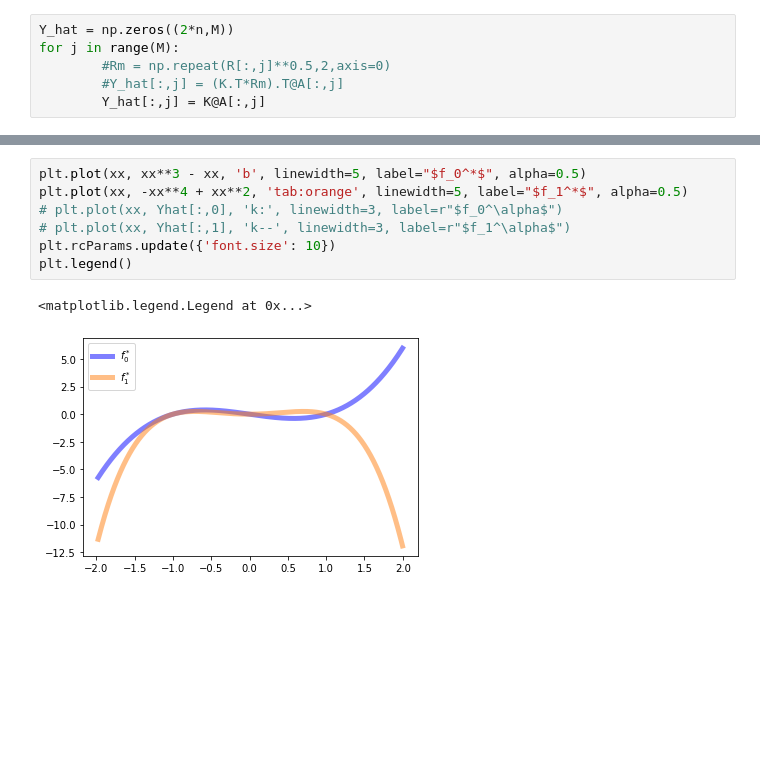
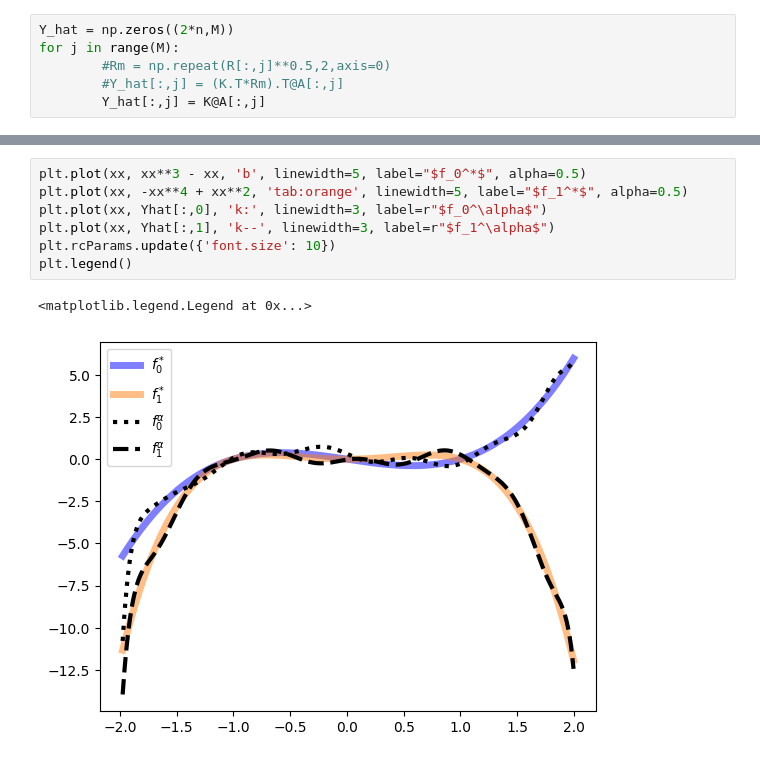
Before and after one commit to alex-ritchie/MNR, a Jupyter notebook: Second Example.ipynb, the cells around one changed output, grey strips where cells are left out. Cells and saved outputs as stored; diff of their text form; blank space fills up the shorter version.

```diff
--- a/Second Example.ipynb
+++ b/Second Example.ipynb
@@ -168,10 +168,10 @@ Prop Correct Mixture Assignment = 0.7466666666666667
 # %%
 plt.plot(xx, xx**3 - xx, 'b', linewidth=5, label="$f_0^*$", alpha=0.5)
 plt.plot(xx, -xx**4 + xx**2, 'tab:orange', linewidth=5, label="$f_1^*$", alpha=0.5)
-# plt.plot(xx, Yhat[:,0], 'k:', linewidth=3, label=r"$f_0^\alpha$")
-# plt.plot(xx, Yhat[:,1], 'k--', linewidth=3, label=r"$f_1^\alpha$")
+plt.plot(xx, Yhat[:,0], 'k:', linewidth=3, label=r"$f_0^\alpha$")
+plt.plot(xx, Yhat[:,1], 'k--', linewidth=3, label=r"$f_1^\alpha$")
 plt.rcParams.update({'font.size': 10})
 plt.legend()
 # %% [output]
 <matplotlib.legend.Legend at 0x...>
-[figure, old version]
+[figure, new version]
```
Also changed, not shown: parts of 4 cells of this notebook, 13 other files.
